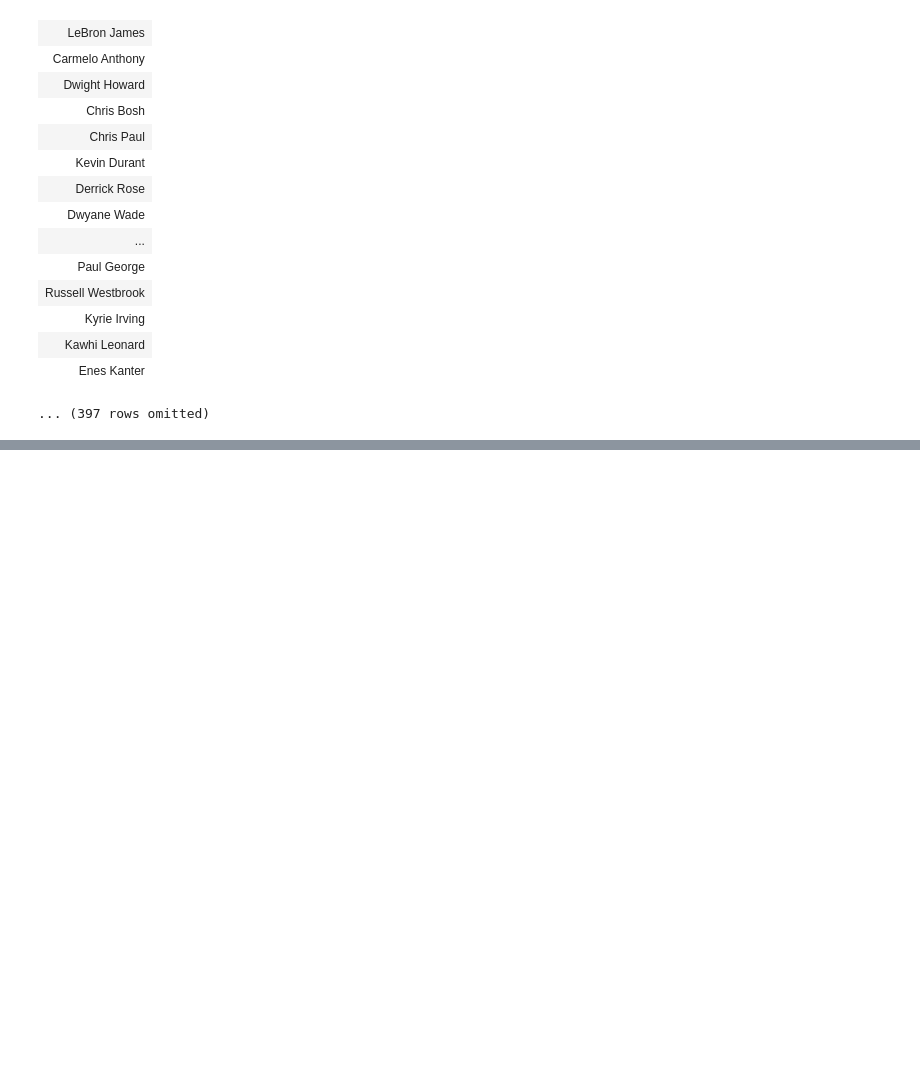
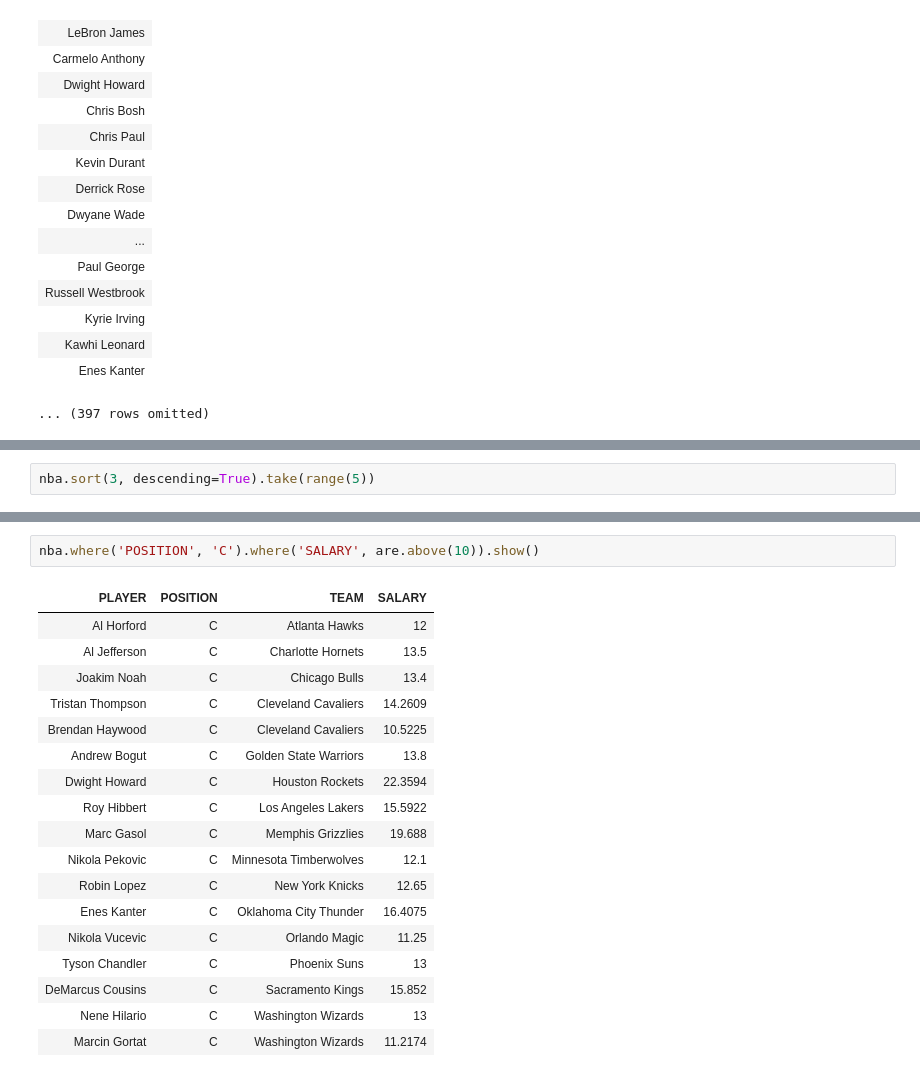
Before and after one commit to abdulbaqi/ms_python, a Jupyter notebook: datascience.ipynb, the cells around one changed output, grey strips where cells are left out. Drawn from its saved outputs; the diff is of its cells as text; blank space fills up the shorter version.

```diff
--- a/datascience.ipynb
+++ b/datascience.ipynb
@@ -461,0 +479,2 @@ nba.sort('SALARY', descending=True).select(0).show(20)
+# %%
+nba.sort(3, descending=True).take(range(5))
@@ -461,0 +521,21 @@ nba.sort('SALARY', descending=True).select(0).show(20)
+# %%
+nba.where('POSITION', 'C').where('SALARY', are.above(10)).show()
+# %% [output]
+| PLAYER | POSITION | TEAM | SALARY |
+| Al Horford | C | Atlanta Hawks | 12 |
+| Al Jefferson | C | Charlotte Hornets | 13.5 |
+| Joakim Noah | C | Chicago Bulls | 13.4 |
+| Tristan Thompson | C | Cleveland Cavaliers | 14.2609 |
+| Brendan Haywood | C | Cleveland Cavaliers | 10.5225 |
+| Andrew Bogut | C | Golden State Warriors | 13.8 |
+| Dwight Howard | C | Houston Rockets | 22.3594 |
+| Roy Hibbert | C | Los Angeles Lakers | 15.5922 |
+| Marc Gasol | C | Memphis Grizzlies | 19.688 |
+| Nikola Pekovic | C | Minnesota Timberwolves | 12.1 |
+| Robin Lopez | C | New York Knicks | 12.65 |
+| Enes Kanter | C | Oklahoma City Thunder | 16.4075 |
+| Nikola Vucevic | C | Orlando Magic | 11.25 |
+| Tyson Chandler | C | Phoenix Suns | 13 |
+| DeMarcus Cousins | C | Sacramento Kings | 15.852 |
+| Nene Hilario | C | Washington Wizards | 13 |
+| Marcin Gortat | C | Washington Wizards | 11.2174 |
```
Also changed, not shown: parts of 11 cells of this notebook.
